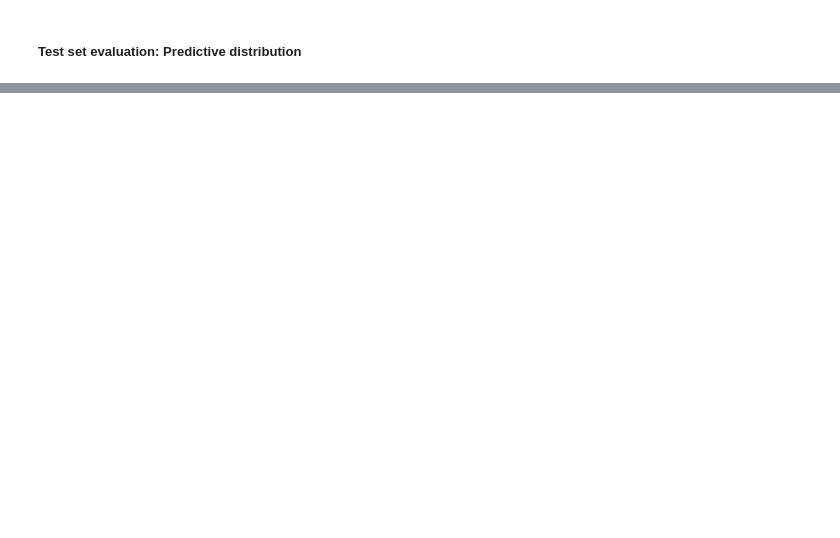
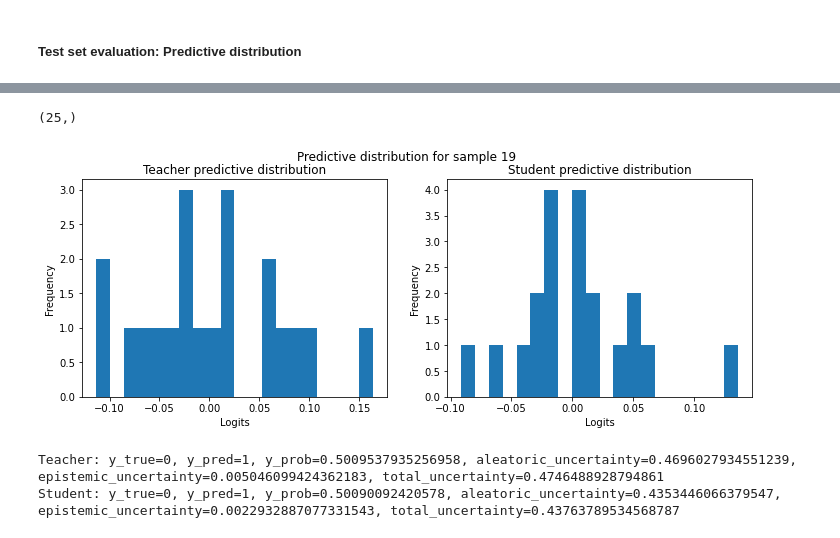
Before and after one commit to jsonnenburg/real-time-uncertainty-text-classification, a Jupyter notebook: analysis/dd_student_performance.ipynb, the cells around one changed output, grey strips where cells are left out. Drawn from its saved outputs; the diff is of its cells as text; code cells hidden in the pictures; blank space fills up the shorter version.

Commit message:
add teacher-student predictive distribution analysis

```diff
--- a/analysis/dd_student_performance.ipynb
+++ b/analysis/dd_student_performance.ipynb
@@ -170,0 +277,6 @@ np.mean(student_metrics_mcd['total_uncertainty']), student_metrics_mcd['avg_pred
+# %%
+with open(os.path.join('../tests/analysis', 'teacher_predictive_distribution.json'), 'w') as f:
+    json.dump(teacher_predictive_dist_info, f)
+# %%
+with open(os.path.join('../tests/analysis', 'student_predictive_distribution.json'), 'w') as f:
+    json.dump(student_predictive_dist_info, f)
@@ -170,0 +285,9 @@ np.mean(student_metrics_mcd['total_uncertainty']), student_metrics_mcd['avg_pred
+# %%
+# see what the predictive distribution looks like for some samples
+
+# load predictive distribution info
+with open(os.path.join('../tests/analysis', 'teacher_predictive_distribution.json'), 'r') as f:
+    teacher_predictive_dist_info = json.load(f)
+
+with open(os.path.join('../tests/analysis', 'student_predictive_distribution.json'), 'r') as f:
+    student_predictive_dist_info = json.load(f)
@@ -170,0 +338,7 @@ np.mean(student_metrics_mcd['total_uncertainty']), student_metrics_mcd['avg_pred
+# %%
+# find teacher idx with highest total uncertainty
+teacher_total_uncertainty = teacher_predictive_dist_info['total_uncertainty']
+teacher_total_uncertainty = np.array(teacher_total_uncertainty)
+teacher_total_uncertainty.shape
+# %% [output]
+(25,)
@@ -170,0 +350,7 @@ np.mean(student_metrics_mcd['total_uncertainty']), student_metrics_mcd['avg_pred
+# %%
+# plot predictive distribution for sample with highest total uncertainty
+plot_predictive_distribution(teacher_predictive_dist_info, student_predictive_dist_info, sample_idx=teacher_total_uncertainty.argmax())
+# %% [output]
+[figure, added]
+Teacher: y_true=0, y_pred=1, y_prob=0.5009537935256958, aleatoric_uncertainty=0.4696027934551239, epistemic_uncertainty=0.005046099424362183, total_uncertainty=0.4746488928794861
+Student: y_true=0, y_pred=1, y_prob=0.50090092420578, aleatoric_uncertainty=0.4353446066379547, epistemic_uncertainty=0.0022932887077331543, total_uncertainty=0.43763789534568787
```
Also changed, not shown: parts of 18 cells of this notebook.
